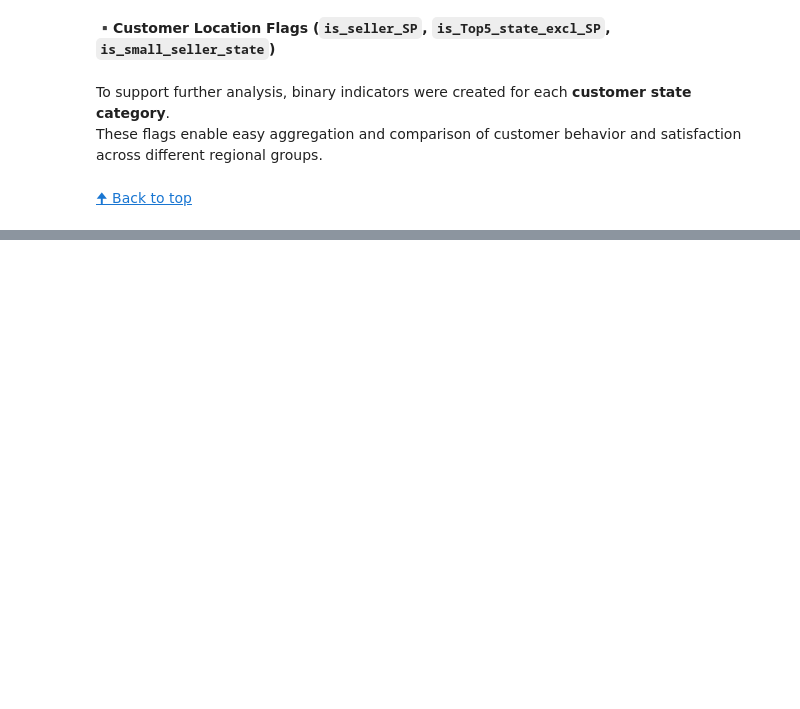
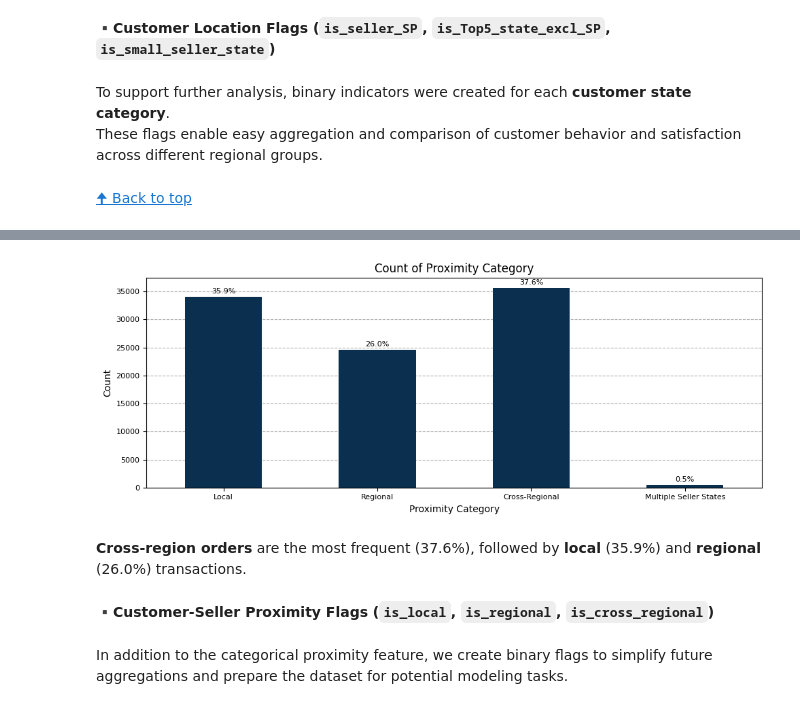
Before and after one commit to OlesyaEvseeva/customer-satisfaction-ecommerce, a Jupyter notebook: notebooks/02_data_integration_preprocessing.ipynb, the cells around one changed output, grey strips where cells are left out. Drawn from its saved outputs; the diff is of its cells as text; code cells hidden in the pictures; blank space fills up the shorter version.

```diff
--- a/notebooks/02_data_integration_preprocessing.ipynb
+++ b/notebooks/02_data_integration_preprocessing.ipynb
@@ -3285,0 +3465,41 @@ plt.show()
+# %%
+# Proximity Category
+def proximity_category(row):
+    if row["seller_state"] == "multiple_states":
+        return "Multiple Seller States"
+    elif row["customer_state"] == row["seller_state"]:
+        return "Local"
+    elif row["customer_region"] == row["seller_region"]:
+        return "Regional"
+    else:
+        return "Cross-Regional"
+
+
+df_orders["proximity_category"] = df_orders.apply(proximity_category, axis=1)
+
+# Define the desired order of categories for correct sorting in plots/analysis
+proximity_order = [
+    "Local",
+    "Regional",
+    "Cross-Regional",
+    "Multiple Seller States",
+]
+
+# Convert 'proximity_category' to an ordered categorical type to preserve this order
+df_orders["proximity_category"] = pd.Categorical(
+    df_orders["proximity_category"],
+    categories=proximity_order,
+    ordered=True,
+)
+
+
+# Plot the distribution
+u.plot_value_counts(df_orders, "proximity_category", sort='index', figsize=(10,4))
+# %% [output]
+[figure, added]
+# %% [markdown]
+**Cross-region orders** are the most frequent (37.6%), followed by **local** (35.9%) and **regional** (26.0%) transactions.
+# %% [markdown]
+**▪️Customer-Seller Proximity Flags (`is_local`, `is_regional`, `is_cross_regional`)**
+# %% [markdown]
+In addition to the categorical proximity feature, we create binary flags to simplify future aggregations and prepare the dataset for potential modeling tasks.
```
Also changed, not shown: parts of 23 cells of this notebook.
